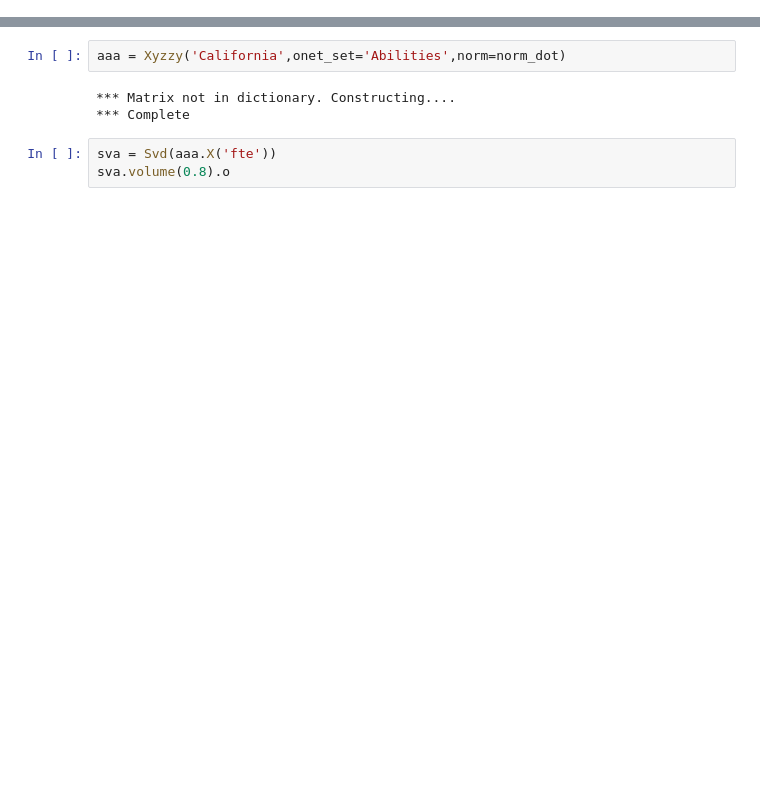
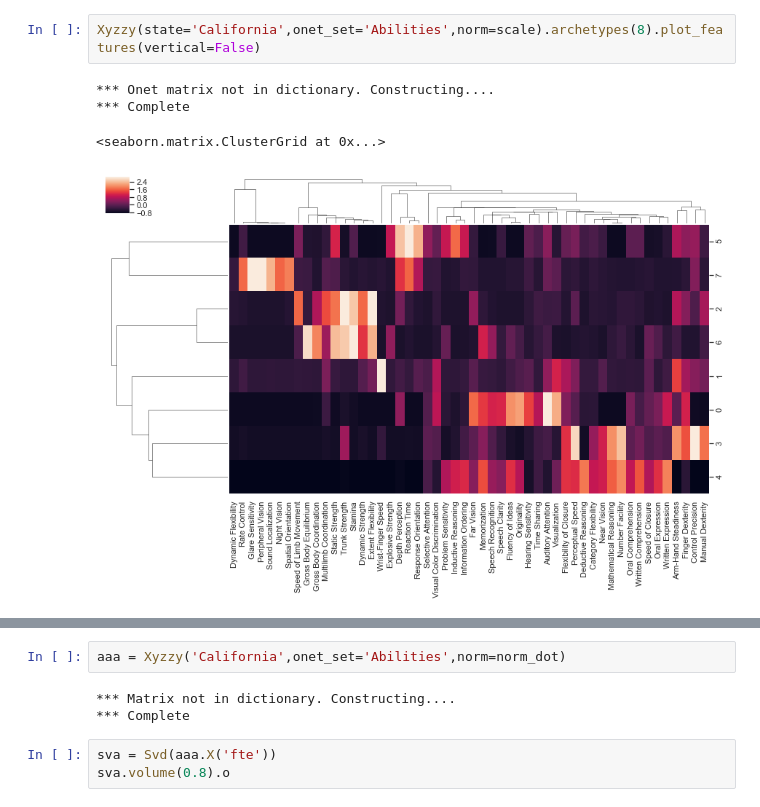
Before and after one commit to dnordfors/archetypes, a Jupyter notebook: workspace/Untitled13.ipynb, the cells around one changed output, grey strips where cells are left out. Drawn from its saved outputs; the diff is of its cells as text; blank space fills up the shorter version.

```diff
--- a/workspace/Untitled13.ipynb
+++ b/workspace/Untitled13.ipynb
@@ -725,0 +803,7 @@ wt
+# %%
+Xyzzy(state='California',onet_set='Abilities',norm=scale).archetypes(8).plot_features(vertical=False)
+# %% [output]
+*** Onet matrix not in dictionary. Constructing....
+*** Complete
+<seaborn.matrix.ClusterGrid at 0x...>
+[figure, added]
```
Also changed, not shown: parts of 12 cells of this notebook, 1 other file.
